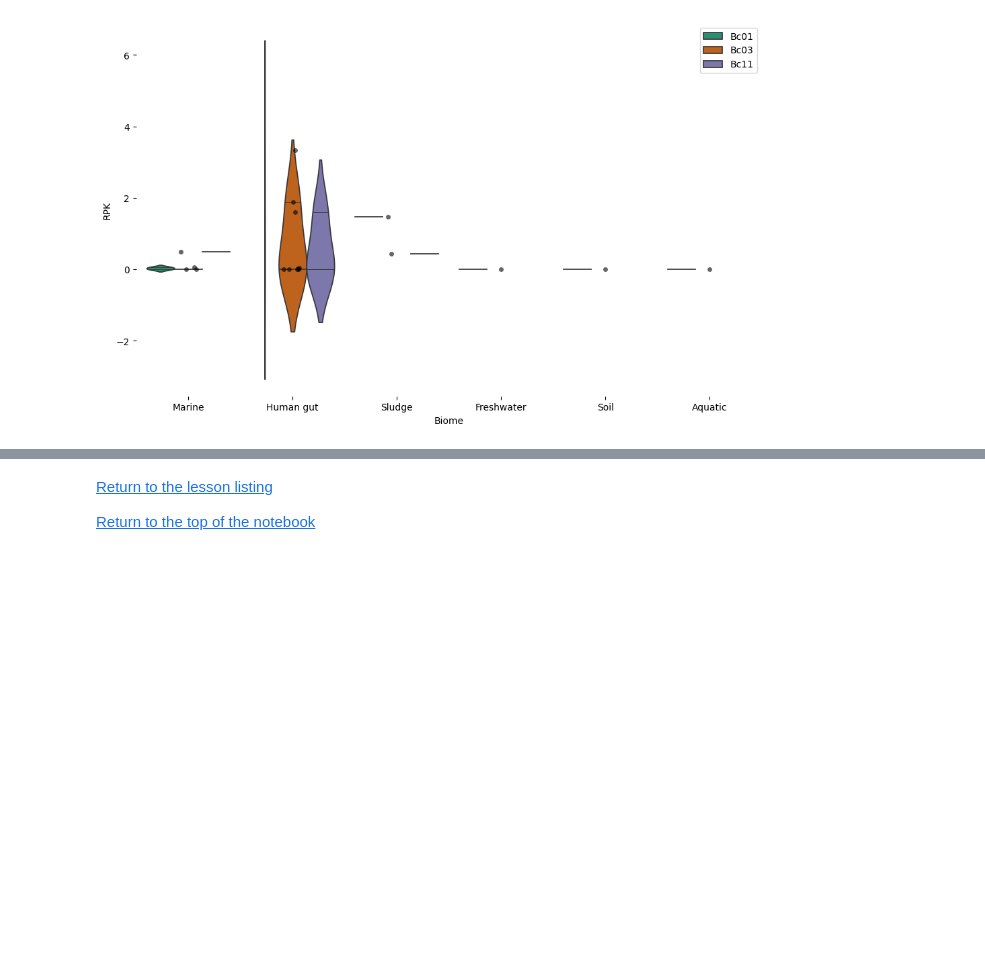
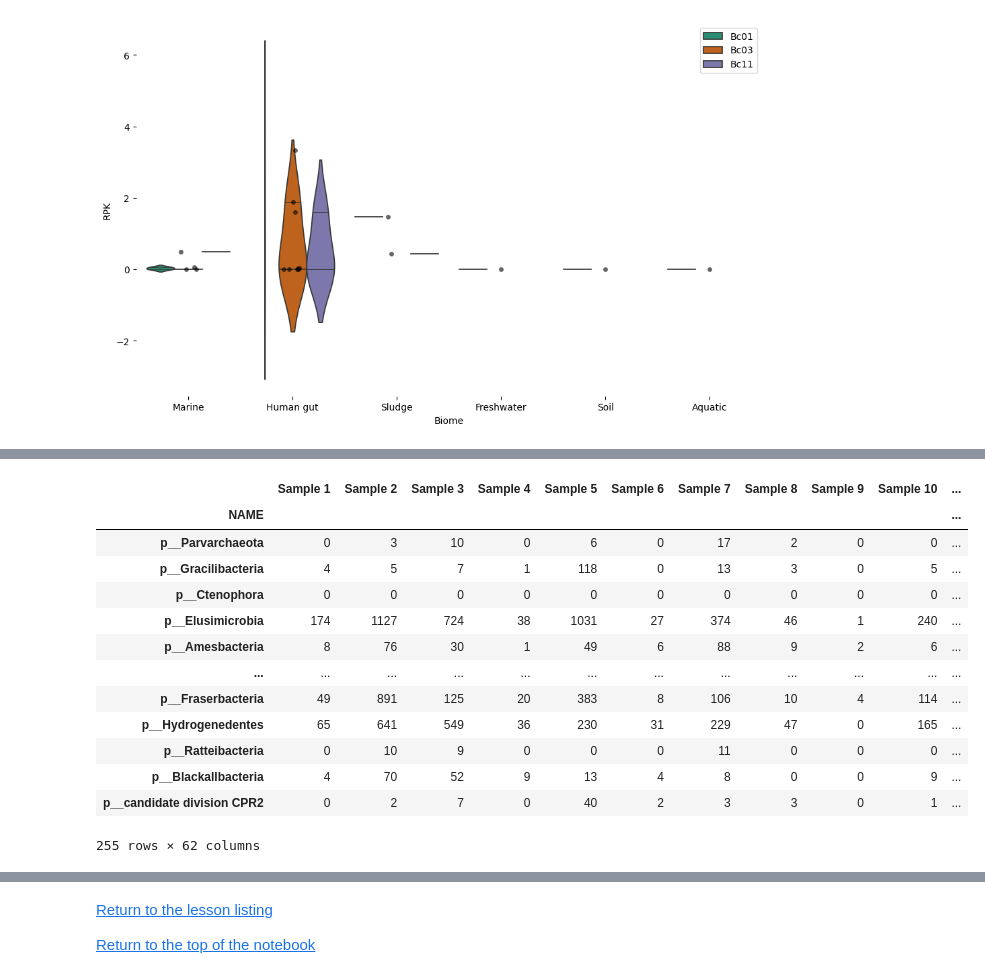
Before and after one commit to linsalrob/ComputationalGenomicsManual, a Jupyter notebook: Python/Python_Lesson_12.ipynb, the cells around one changed output, grey strips where cells are left out. Cells and saved outputs as stored; diff of their text form; code cells hidden in the pictures; blank space fills up the shorter version.

```diff
--- a/Python/Python_Lesson_12.ipynb
+++ b/Python/Python_Lesson_12.ipynb
@@ -216,0 +231,20 @@ sns.despine(top=True, right=True, bottom=True, left=True)
+# %%
+# phyla = pd.read_csv("phylum.tsv.gz", sep="\t", compression='gzip')
+phyla = pd.read_csv("https://github.com/linsalrob/ComputationalGenomicsManual/raw/master/Python/phylum.tsv.gz", sep="\t", compression='gzip')
+phyla.set_index('NAME', inplace=True)
+phyla
+# %% [output]
+|  | Sample 1 | Sample 2 | Sample 3 | Sample 4 | Sample 5 | Sample 6 | Sample 7 | Sample 8 | Sample 9 | Sample 10 | ... |
+| NAME |  |  |  |  |  |  |  |  |  |  | ... |
+| p__Parvarchaeota | 0 | 3 | 10 | 0 | 6 | 0 | 17 | 2 | 0 | 0 | ... |
+| p__Gracilibacteria | 4 | 5 | 7 | 1 | 118 | 0 | 13 | 3 | 0 | 5 | ... |
+| p__Ctenophora | 0 | 0 | 0 | 0 | 0 | 0 | 0 | 0 | 0 | 0 | ... |
+| p__Elusimicrobia | 174 | 1127 | 724 | 38 | 1031 | 27 | 374 | 46 | 1 | 240 | ... |
+| p__Amesbacteria | 8 | 76 | 30 | 1 | 49 | 6 | 88 | 9 | 2 | 6 | ... |
+| ... | ... | ... | ... | ... | ... | ... | ... | ... | ... | ... | ... |
+| p__Fraserbacteria | 49 | 891 | 125 | 20 | 383 | 8 | 106 | 10 | 4 | 114 | ... |
+| p__Hydrogenedentes | 65 | 641 | 549 | 36 | 230 | 31 | 229 | 47 | 0 | 165 | ... |
+| p__Ratteibacteria | 0 | 10 | 9 | 0 | 0 | 0 | 11 | 0 | 0 | 0 | ... |
+| p__Blackallbacteria | 4 | 70 | 52 | 9 | 13 | 4 | 8 | 0 | 0 | 9 | ... |
+| p__candidate division CPR2 | 0 | 2 | 7 | 0 | 40 | 2 | 3 | 3 | 0 | 1 | ... |
+255 rows × 62 columns
```
Also changed, not shown: parts of 14 cells of this notebook, 3 other files.
